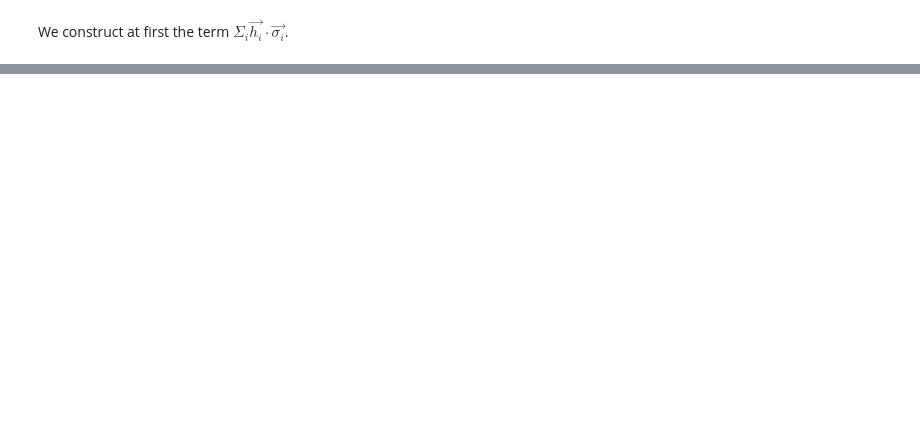
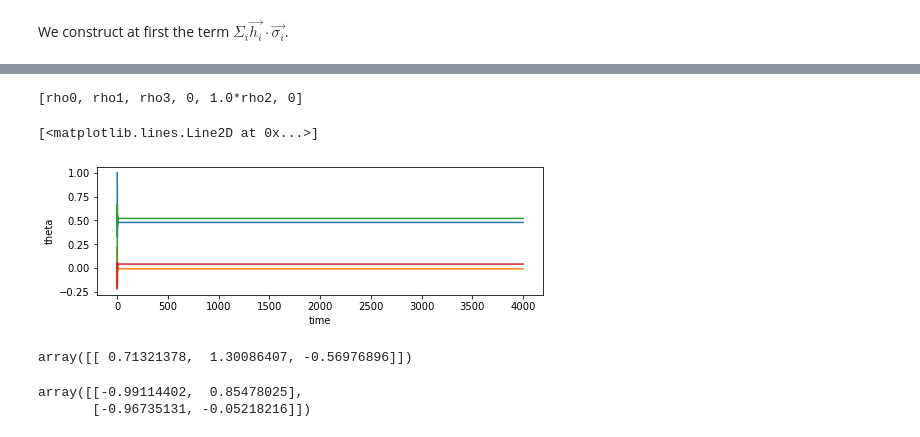
Before and after one commit to eckast161/PHYS_5070, a Jupyter notebook: Master_equation.ipynb, the cells around one changed output, grey strips where cells are left out. Drawn from its saved outputs; the diff is of its cells as text; code cells hidden in the pictures; blank space fills up the shorter version.

```diff
--- a/Master_equation.ipynb
+++ b/Master_equation.ipynb
@@ -166,0 +400,4 @@ hinton(H)
+# %%
+hu
+# %% [output]
+[rho0, rho1, rho3, 0, 1.0*rho2, 0]
@@ -166,0 +435,23 @@ hinton(H)
+# %%
+# Plot results
+fig = plt.figure(1, figsize=(8,8))
+
+# Plot theta as a function of time
+ax1 = fig.add_subplot(311)
+ax1.plot(t, psoln[:,0])
+ax1.set_xlabel('time')
+ax1.set_ylabel('theta')
+
+# Plot omega as a function of time
+ax2 = fig.add_subplot(311)
+ax2.plot(t, psoln[:,1])
+
+
+ax3 = fig.add_subplot(311)
+ax3.plot(t, psoln[:,2])
+
+ax4 = fig.add_subplot(311)
+ax4.plot(t, psoln[:,3])
+# %% [output]
+[<matplotlib.lines.Line2D at 0x...>]
+[figure, added]
@@ -166,0 +520,9 @@ hinton(H)
+# %%
+Matr_h
+# %% [output]
+array([[ 0.71321378,  1.30086407, -0.56976896]])
+# %%
+A
+# %% [output]
+array([[-0.99114402,  0.85478025],
+       [-0.96735131, -0.05218216]])
```
Also changed, not shown: parts of 37 cells of this notebook.
